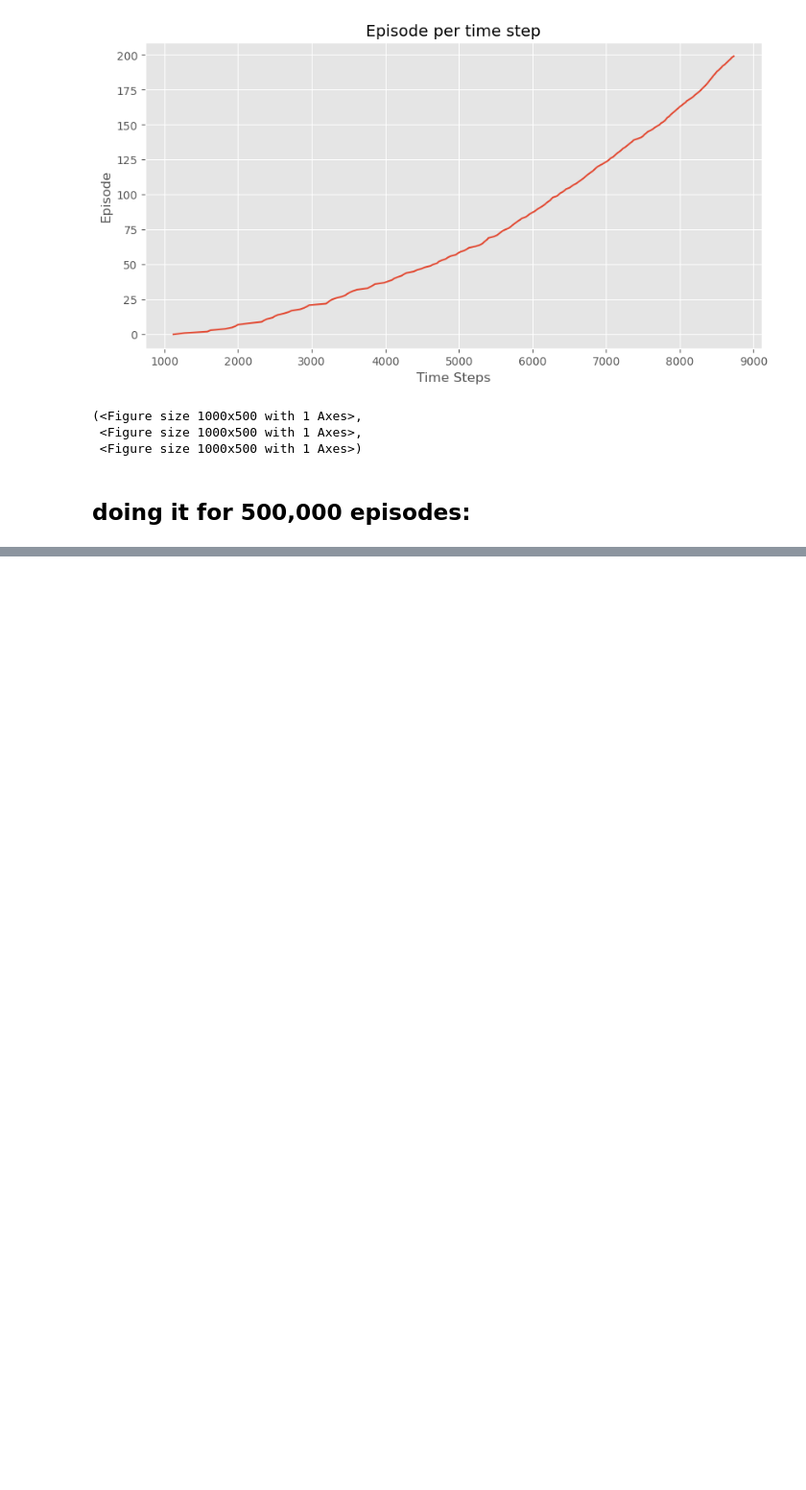
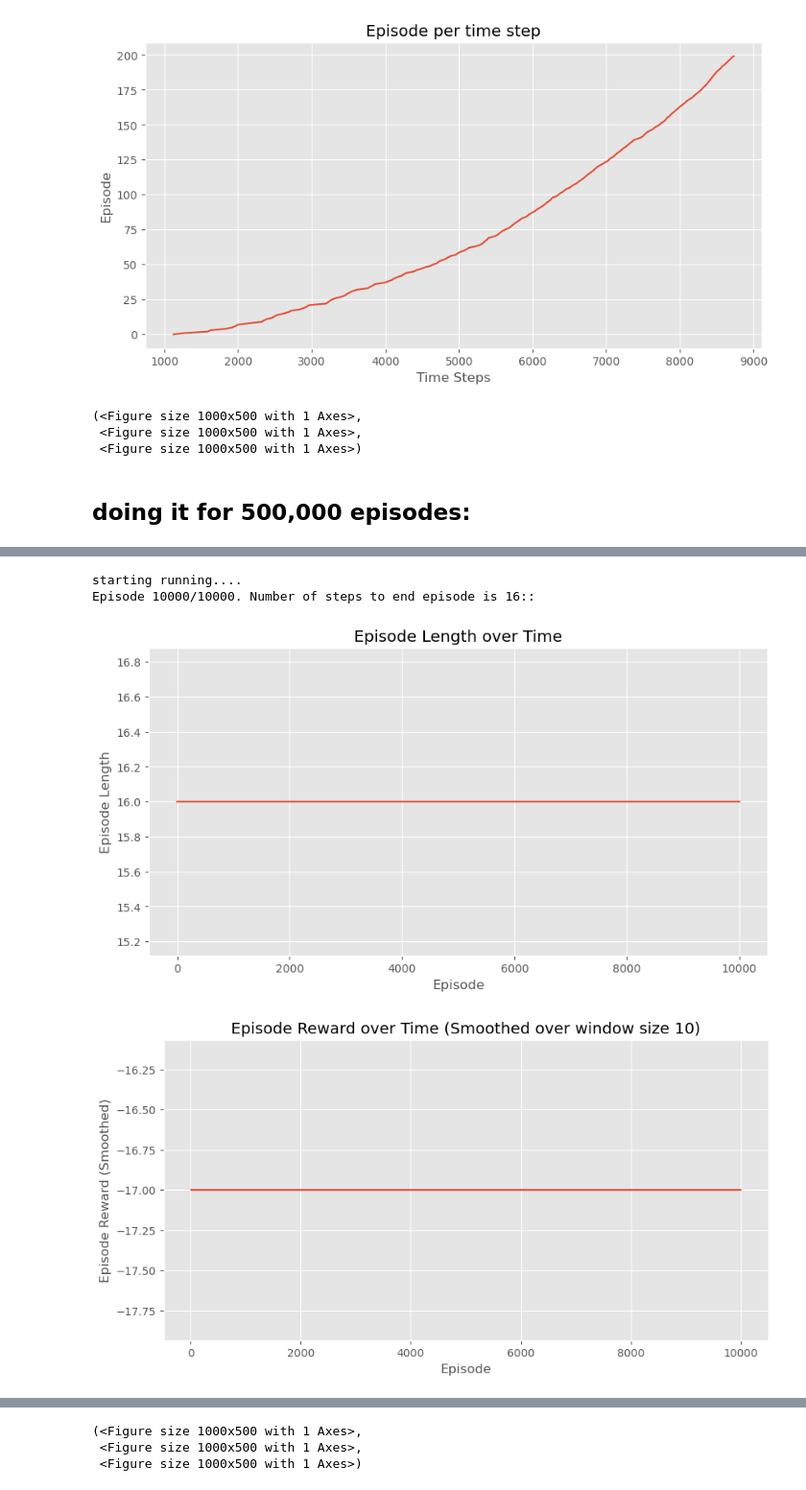
Before and after one commit to DorDorHome/reinforcement-learning, a Jupyter notebook: TD/SARSA.ipynb, the cells around one changed output, grey strips where cells are left out. Shown: that part at 96% size. Saved outputs shown, nothing was run; the diff lists cells and outputs as text; code cells hidden in the pictures; blank space fills up the shorter version.

```diff
--- a/TD/SARSA.ipynb
+++ b/TD/SARSA.ipynb
@@ -145,0 +159,53 @@ Episode 200/200. Number of steps to end episode is 18:
+# %%
+def always_act_best( Q, nA):
+    """
+    give a Q function, return a state to action that always acts by maximizing.
+    Assumption required:
+    for every state, Q[state] is of length nA
+
+    """
+
+    def policy_fn(observation):
+        best_action = np.argmax(Q[observation])
+        return best_action
+    return policy_fn
+# %%
+
+num_of_epi_to_try = 10000
+
+# keep track of all results:
+
+stats_act_best = plotting.EpisodeStats(
+    episode_lengths= np.zeros(num_of_epi_to_try),
+    episode_rewards= np.zeros(num_of_epi_to_try)
+    )
+
+# need to run one of the above training first:
+best_policy = always_act_best(Q, env.action_space.n)
+
+print('starting running....')
+
+for epi in range(num_of_epi_to_try):
+    print("\rEpisode {}/{}. Number of steps to end episode is {}:".format(epi + 1, num_of_epi_to_try, t), end="")
+
+    print("\rEpisode {}/{}.".format(epi+ 1, num_of_epi_to_try), end="")
+    sys.stdout.flush()
+
+    state = env.reset()
+    for t in itertools.count():
+        action = best_policy(state)
+        next_state, reward, done, _ = env.step(action)
+
+        #update statistics:
+        stats_act_best.episode_rewards[epi] += reward
+        stats_act_best.episode_lengths[epi] =t
+        state = next_state
+        if done:
+            break
+
+plotting.plot_episode_stats(stats_act_best)
+# %% [output]
+starting running....
+Episode 10000/10000. Number of steps to end episode is 16::
+[figure, added]
+[figure, added]
@@ -145,0 +213,3 @@ Episode 200/200. Number of steps to end episode is 18:
+(<Figure size 1000x500 with 1 Axes>,
+ <Figure size 1000x500 with 1 Axes>,
+ <Figure size 1000x500 with 1 Axes>)
```
Also changed, not shown: parts of 4 cells of this notebook, 2 other files.
